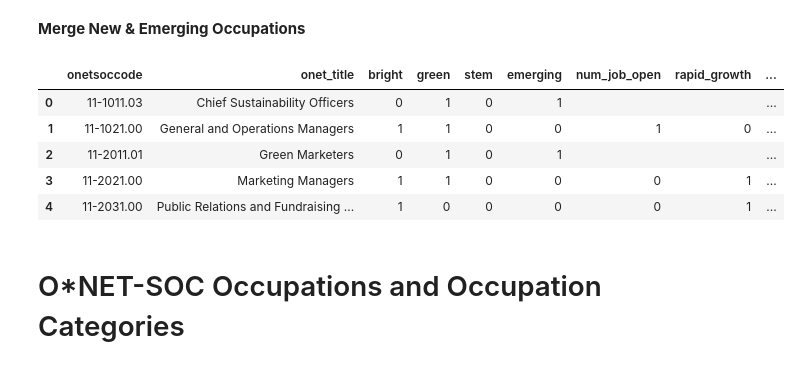
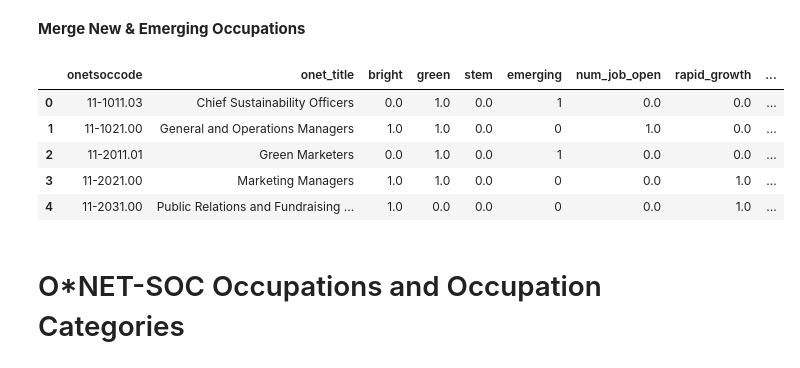
Before and after one commit to alirifat/AI-and-Labor-Market, a Jupyter notebook: python_version/onet_occupational_categories.ipynb, the cells around one changed output. Cells and saved outputs as stored; diff of their text form; code cells hidden in the pictures.

```diff
--- a/python_version/onet_occupational_categories.ipynb
+++ b/python_version/onet_occupational_categories.ipynb
@@ -220,16 +220,16 @@ df_final.drop(['title', 'merge_emerging'], axis=1, inplace=True)
 # %%
 ordered = ['onetsoccode', 'onet_title', 'bright', 'green', 'stem', 'emerging']
 ordered.extend([column for column in df_final.columns if column not in ordered])
 df_final = df_final[ordered]
 df_final.sort_values('onetsoccode', inplace=True)
 df_final.reset_index(drop=True, inplace=True)
-df_final.fillna('', inplace=True)
+df_final.fillna(0, inplace=True)
 df_final.head()
 # %% [output]
 |  | onetsoccode | onet_title | bright | green | stem | emerging | num_job_open | rapid_growth | ... |
-| 0 | 11-1011.03 | Chief Sustainability Officers | 0 | 1 | 0 | 1 |  |  | ... |
-| 1 | 11-1021.00 | General and Operations Managers | 1 | 1 | 0 | 0 | 1 | 0 | ... |
-| 2 | 11-2011.01 | Green Marketers | 0 | 1 | 0 | 1 |  |  | ... |
-| 3 | 11-2021.00 | Marketing Managers | 1 | 1 | 0 | 0 | 0 | 1 | ... |
-| 4 | 11-2031.00 | Public Relations and Fundraising ... | 1 | 0 | 0 | 0 | 0 | 1 | ... |
+| 0 | 11-1011.03 | Chief Sustainability Officers | 0.0 | 1.0 | 0.0 | 1 | 0.0 | 0.0 | ... |
+| 1 | 11-1021.00 | General and Operations Managers | 1.0 | 1.0 | 0.0 | 0 | 1.0 | 0.0 | ... |
+| 2 | 11-2011.01 | Green Marketers | 0.0 | 1.0 | 0.0 | 1 | 0.0 | 0.0 | ... |
+| 3 | 11-2021.00 | Marketing Managers | 1.0 | 1.0 | 0.0 | 0 | 0.0 | 1.0 | ... |
+| 4 | 11-2031.00 | Public Relations and Fundraising ... | 1.0 | 0.0 | 0.0 | 0 | 0.0 | 1.0 | ... |
 # %%
```
Also changed, not shown: parts of 2 cells of this notebook, 2 other files.
